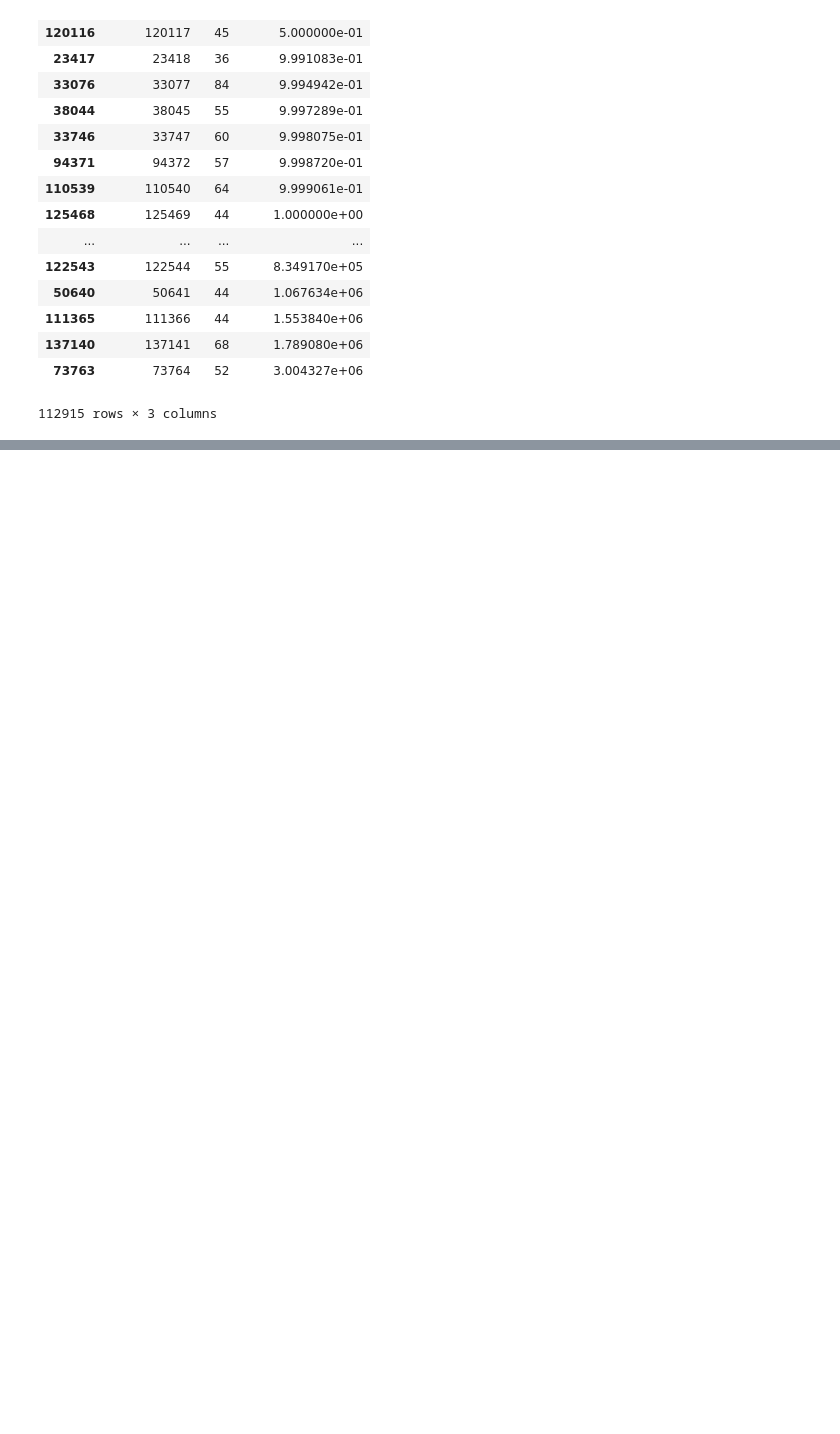
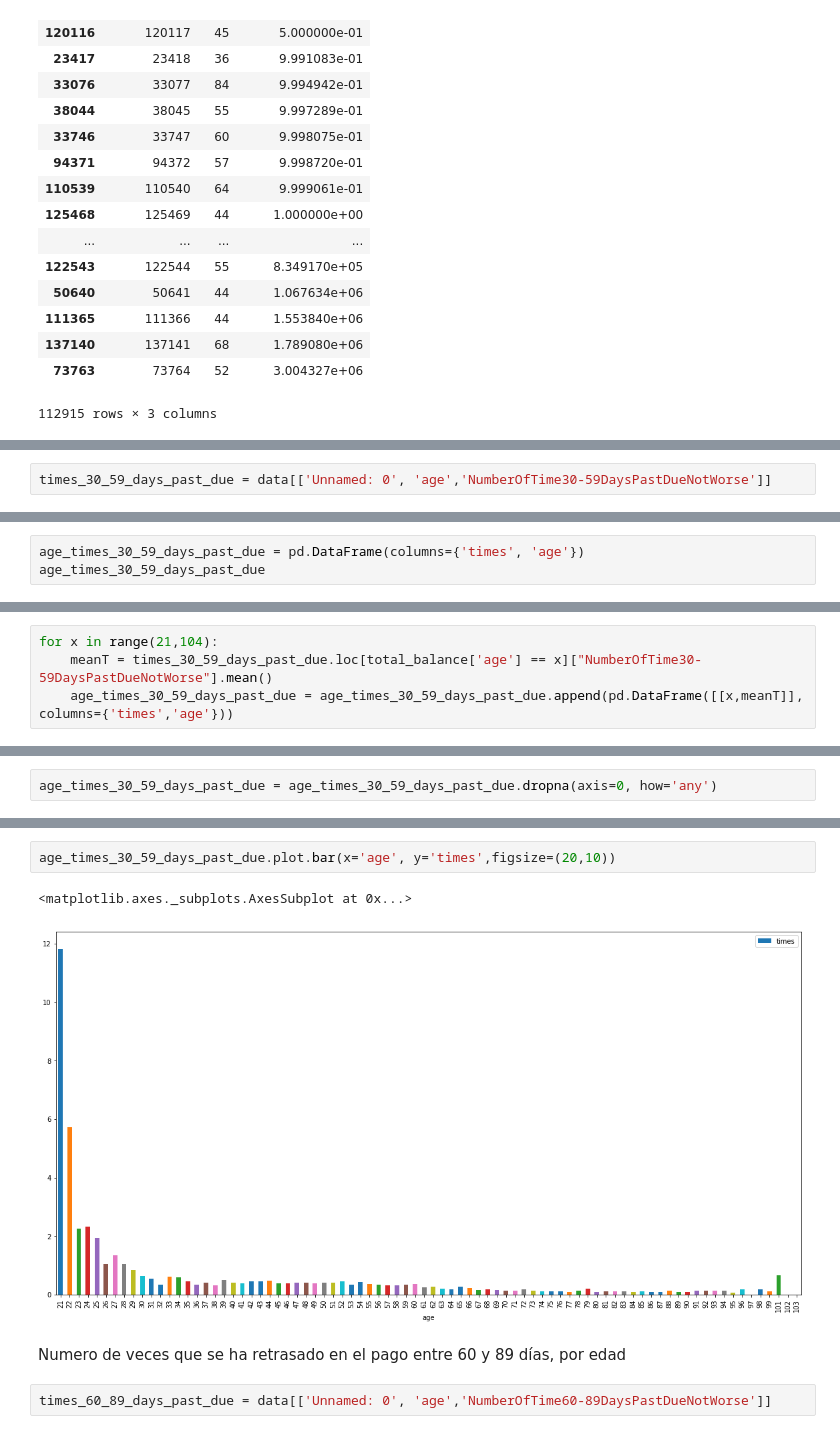
Before and after one commit to RaquelAM/bank, a Jupyter notebook: Bank_2.ipynb, the cells around one changed output, grey strips where cells are left out. Drawn from its saved outputs; the diff is of its cells as text; blank space fills up the shorter version.

```diff
--- a/Bank_2.ipynb
+++ b/Bank_2.ipynb
@@ -167,0 +355,2 @@ age_remaining_money.sort_values(by='money')
+# %%
+times_30_59_days_past_due = data[['Unnamed: 0', 'age','NumberOfTime30-59DaysPastDueNotWorse']]
@@ -167,0 +378,3 @@ age_remaining_money.sort_values(by='money')
+# %%
+age_times_30_59_days_past_due = pd.DataFrame(columns={'times', 'age'})
+age_times_30_59_days_past_due
@@ -167,0 +383,4 @@ age_remaining_money.sort_values(by='money')
+# %%
+for x in range(21,104):
+    meanT = times_30_59_days_past_due.loc[total_balance['age'] == x]["NumberOfTime30-59DaysPastDueNotWorse"].mean()
+    age_times_30_59_days_past_due = age_times_30_59_days_past_due.append(pd.DataFrame([[x,meanT]], columns={'times','age'}))
@@ -167,0 +408,2 @@ age_remaining_money.sort_values(by='money')
+# %%
+age_times_30_59_days_past_due = age_times_30_59_days_past_due.dropna(axis=0, how='any')
@@ -167,0 +431,9 @@ age_remaining_money.sort_values(by='money')
+# %%
+age_times_30_59_days_past_due.plot.bar(x='age', y='times',figsize=(20,10))
+# %% [output]
+<matplotlib.axes._subplots.AxesSubplot at 0x...>
+[figure, added]
+# %% [markdown]
+Numero de veces que se ha retrasado en el pago entre 60 y 89 días, por edad
+# %%
+times_60_89_days_past_due = data[['Unnamed: 0', 'age','NumberOfTime60-89DaysPastDueNotWorse']]
```
Also changed, not shown: parts of 47 cells of this notebook.
